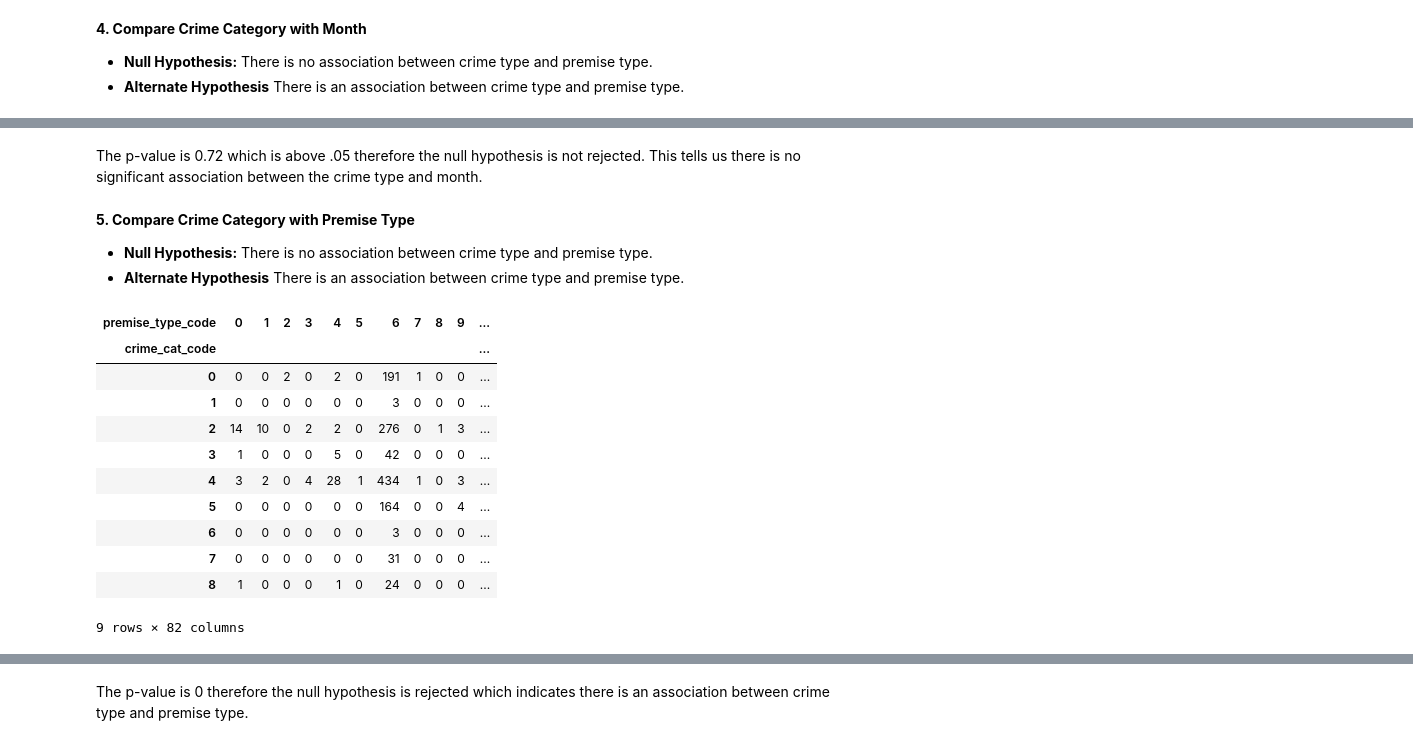
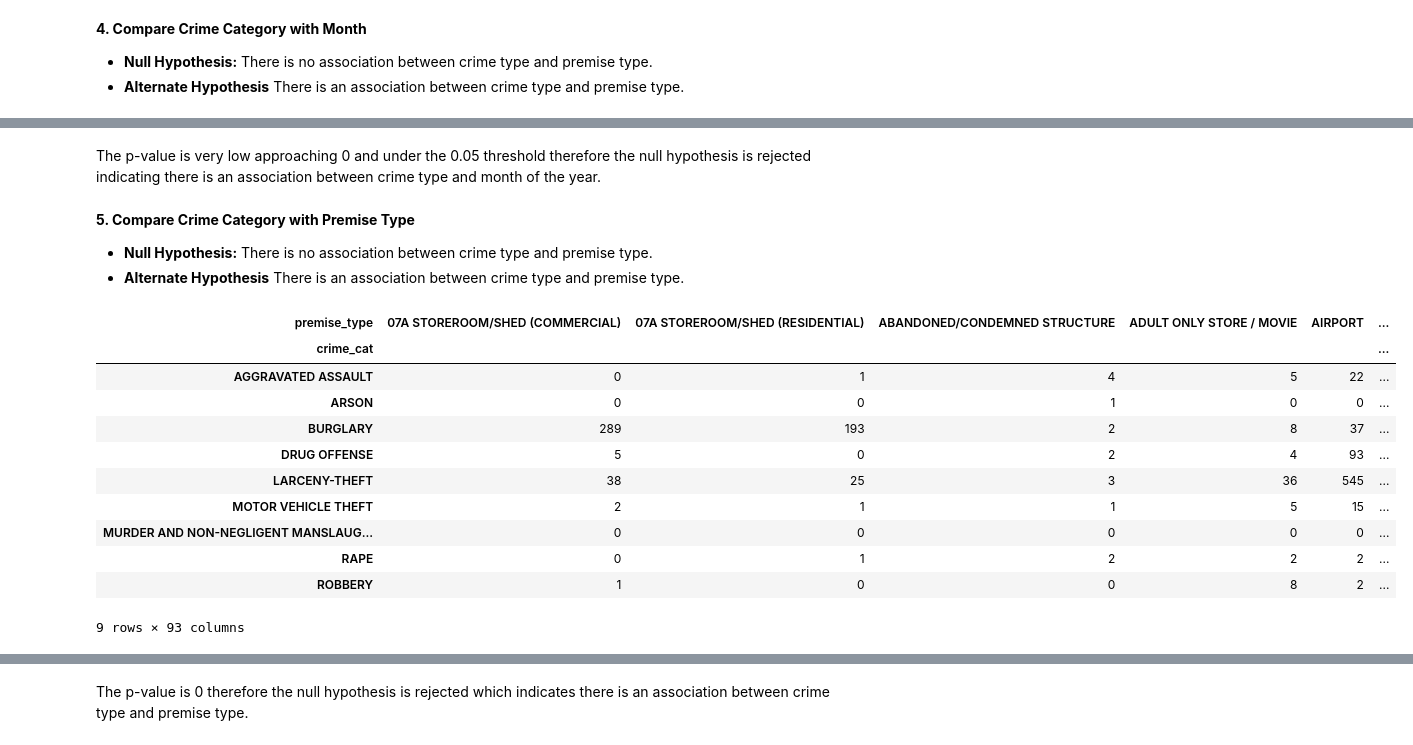
Before and after one commit to jpeterson28/DSCT_Capstone1, a Jupyter notebook: Code.ipynb, the cells around one changed output, grey strips where cells are left out. Drawn from its saved outputs; the diff is of its cells as text; code cells hidden in the pictures.

```diff
--- a/Code.ipynb
+++ b/Code.ipynb
@@ -328,15 +326 @@ dtypes: int64(4), object(5)
 memory usage: 11.3+ MB
-# %%
-# change df columns to catergory
-basket['crime_cat'] = basket['crime_cat'].astype('category')
-basket['zip'] = basket['zip'].astype('category')
-basket['premise_type'] = basket['premise_type'].astype('category')
-basket['occ_on_season'] = basket['occ_on_season'].astype('category')
-basket['occ_on_dayofweek'] = basket['occ_on_dayofweek'].astype('category')
-# %%
-# assign category codes
-basket['crime_cat_code'] = basket['crime_cat'].cat.codes
-basket['zip_code'] = basket['zip'].cat.codes
-basket['premise_type_code'] = basket['premise_type'].cat.codes
-basket['occ_on_season_code'] = basket['occ_on_season'].cat.codes
-basket['occ_on_dayofweek_code'] = basket['occ_on_dayofweek'].cat.codes
@@ -490,0 +327,19 @@ rules_1
+# %%
+# change int to string
+basket['occ_on_month'] = basket['occ_on_month'].astype(str)
+basket['occ_on_day'] = basket['occ_on_day'].astype(str)
+basket['occ_on_year'] = basket['occ_on_year'].astype(str)
+# %%
+# change month number to string (e.g Jan, Feb, etc.)
+basket.loc[basket['occ_on_month'] == '1'] = basket.loc[basket['occ_on_month'] == '1'].replace('1', 'Jan')
+basket.loc[basket['occ_on_month'] == '2'] = basket.loc[basket['occ_on_month'] == '2'].replace('2', 'Feb')
+basket.loc[basket['occ_on_month'] == '3'] = basket.loc[basket['occ_on_month'] == '3'].replace('3', 'Mar')
+basket.loc[basket['occ_on_month'] == '4'] = basket.loc[basket['occ_on_month'] == '4'].replace('4', 'Apr')
+basket.loc[basket['occ_on_month'] == '5'] = basket.loc[basket['occ_on_month'] == '5'].replace('5', 'May')
+basket.loc[basket['occ_on_month'] == '6'] = basket.loc[basket['occ_on_month'] == '6'].replace('6', 'Jun')
+basket.loc[basket['occ_on_month'] == '7'] = basket.loc[basket['occ_on_month'] == '7'].replace('7', 'Jul')
+basket.loc[basket['occ_on_month'] == '8'] = basket.loc[basket['occ_on_month'] == '8'].replace('8', 'Aug')
+basket.loc[basket['occ_on_month'] == '9'] = basket.loc[basket['occ_on_month'] == '9'].replace('9', 'Sep')
+basket.loc[basket['occ_on_month'] == '10'] = basket.loc[basket['occ_on_month'] == '10'].replace('10', 'Oct')
+basket.loc[basket['occ_on_month'] == '11'] = basket.loc[basket['occ_on_month'] == '11'].replace('11', 'Nov')
+basket.loc[basket['occ_on_month'] == '12'] = basket.loc[basket['occ_on_month'] == '12'].replace('12', 'Dec')
@@ -692,5 +584,5 @@ print(('Chi-Square:', chi2),('p-value:', p))
 # %% [markdown]
-The p-value is 0.72 which is above .05 therefore the null hypothesis is not rejected. This tells us there is no significant association between the crime type and month.
+The p-value is very low approaching 0 and under the 0.05 threshold therefore the null hypothesis is rejected indicating there is an association between crime type and month of the year.
 # %% [markdown]
 **5. Compare Crime Category with Premise Type**
 
@@ -698,20 +590,20 @@ The p-value is 0.72 which is above .05 therefore the null hypothesis is not reje
   * **Alternate Hypothesis** There is an association between crime type and premise type.
 # %%
 # contignecy table crime type and premise type
-con_table_4 = pd.crosstab(index=basket_rand_samp.crime_cat_code, columns=basket_rand_samp.premise_type_code)
+con_table_4 = pd.crosstab(index=basket.crime_cat, columns=basket.premise_type)
 con_table_4
 # %% [output]
-| premise_type_code | 0 | 1 | 2 | 3 | 4 | 5 | 6 | 7 | 8 | 9 | ... |
-| crime_cat_code |  |  |  |  |  |  |  |  |  |  | ... |
-| 0 | 0 | 0 | 2 | 0 | 2 | 0 | 191 | 1 | 0 | 0 | ... |
-| 1 | 0 | 0 | 0 | 0 | 0 | 0 | 3 | 0 | 0 | 0 | ... |
-| 2 | 14 | 10 | 0 | 2 | 2 | 0 | 276 | 0 | 1 | 3 | ... |
-| 3 | 1 | 0 | 0 | 0 | 5 | 0 | 42 | 0 | 0 | 0 | ... |
-| 4 | 3 | 2 | 0 | 4 | 28 | 1 | 434 | 1 | 0 | 3 | ... |
-| 5 | 0 | 0 | 0 | 0 | 0 | 0 | 164 | 0 | 0 | 4 | ... |
-| 6 | 0 | 0 | 0 | 0 | 0 | 0 | 3 | 0 | 0 | 0 | ... |
-| 7 | 0 | 0 | 0 | 0 | 0 | 0 | 31 | 0 | 0 | 0 | ... |
-| 8 | 1 | 0 | 0 | 0 | 1 | 0 | 24 | 0 | 0 | 0 | ... |
+| premise_type | 07A STOREROOM/SHED (COMMERCIAL) | 07A STOREROOM/SHED (RESIDENTIAL) | ABANDONED/CONDEMNED STRUCTURE | ADULT ONLY STORE / MOVIE | AIRPORT | ... |
+| crime_cat |  |  |  |  |  | ... |
+| AGGRAVATED ASSAULT | 0 | 1 | 4 | 5 | 22 | ... |
+| ARSON | 0 | 0 | 1 | 0 | 0 | ... |
+| BURGLARY | 289 | 193 | 2 | 8 | 37 | ... |
+| DRUG OFFENSE | 5 | 0 | 2 | 4 | 93 | ... |
+| LARCENY-THEFT | 38 | 25 | 3 | 36 | 545 | ... |
+| MOTOR VEHICLE THEFT | 2 | 1 | 1 | 5 | 15 | ... |
+| MURDER AND NON-NEGLIGENT MANSLAUG... | 0 | 0 | 0 | 0 | 0 | ... |
+| RAPE | 0 | 1 | 2 | 2 | 2 | ... |
+| ROBBERY | 1 | 0 | 0 | 8 | 2 | ... |
-9 rows × 82 columns
+9 rows × 93 columns
 # %%
 # contingency table with percentages
```
Also changed, not shown: parts of 40 cells of this notebook, 2 other files.
